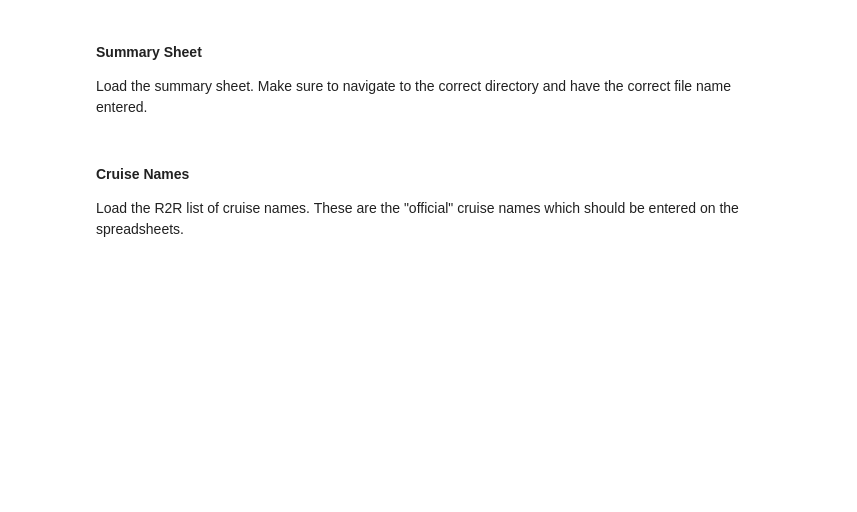
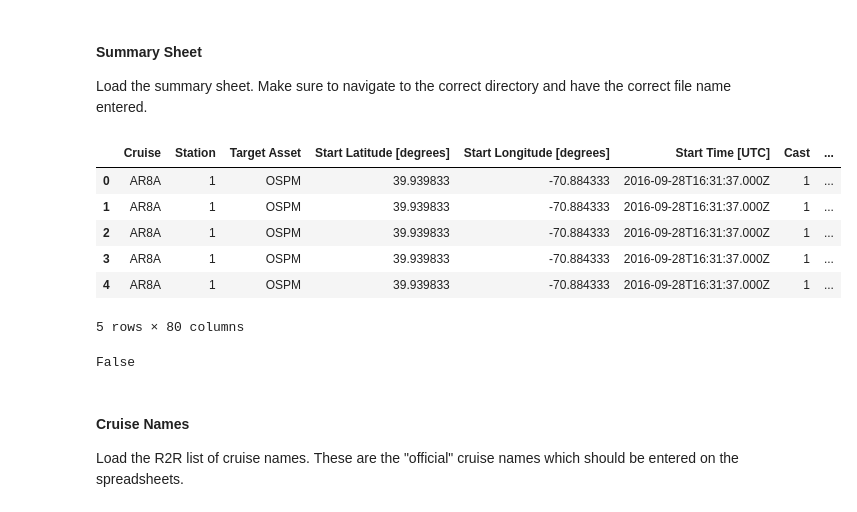
Before and after one commit to WHOIGit/ooicgsn-data-tools, a Jupyter notebook: discrete_summary_checker/example/Check_Format.ipynb, the cells around one changed output. Saved outputs shown, nothing was run; the diff lists cells and outputs as text; code cells hidden in the pictures; blank space fills up the shorter version.

```diff
--- a/discrete_summary_checker/example/Check_Format.ipynb
+++ b/discrete_summary_checker/example/Check_Format.ipynb
@@ -19,8 +19,20 @@ import numpy as np
 #### Summary Sheet
 Load the summary sheet. Make sure to navigate to the correct directory and have the correct file name entered.
 # %%
-summary_sheet = pd.read_excel("../data/Pioneer-07_AR8_Discrete_Summary_2022-09-15_SEN.xlsx")
+summary_sheet = pd.read_excel("../data/Pioneer-07_AR8_Discrete_Summary_2022-09-15_SEN-Copy1.xlsx")
 summary_sheet.head()
+# %% [output]
+|  | Cruise | Station | Target Asset | Start Latitude [degrees] | Start Longitude [degrees] | Start Time [UTC] | Cast | ... |
+| 0 | AR8A | 1 | OSPM | 39.939833 | -70.884333 | 2016-09-28T16:31:37.000Z | 1 | ... |
+| 1 | AR8A | 1 | OSPM | 39.939833 | -70.884333 | 2016-09-28T16:31:37.000Z | 1 | ... |
+| 2 | AR8A | 1 | OSPM | 39.939833 | -70.884333 | 2016-09-28T16:31:37.000Z | 1 | ... |
+| 3 | AR8A | 1 | OSPM | 39.939833 | -70.884333 | 2016-09-28T16:31:37.000Z | 1 | ... |
+| 4 | AR8A | 1 | OSPM | 39.939833 | -70.884333 | 2016-09-28T16:31:37.000Z | 1 | ... |
+5 rows × 80 columns
+# %%
+len(str(summary_sheet["Cast Flag"].unique()[-1])) == 17
+# %% [output]
+False
 # %% [markdown]
 #### Cruise Names
 Load the R2R list of cruise names. These are the "official" cruise names which should be entered on the spreadsheets.
```
Also changed, not shown: parts of 5 cells of this notebook, 1 other file.
